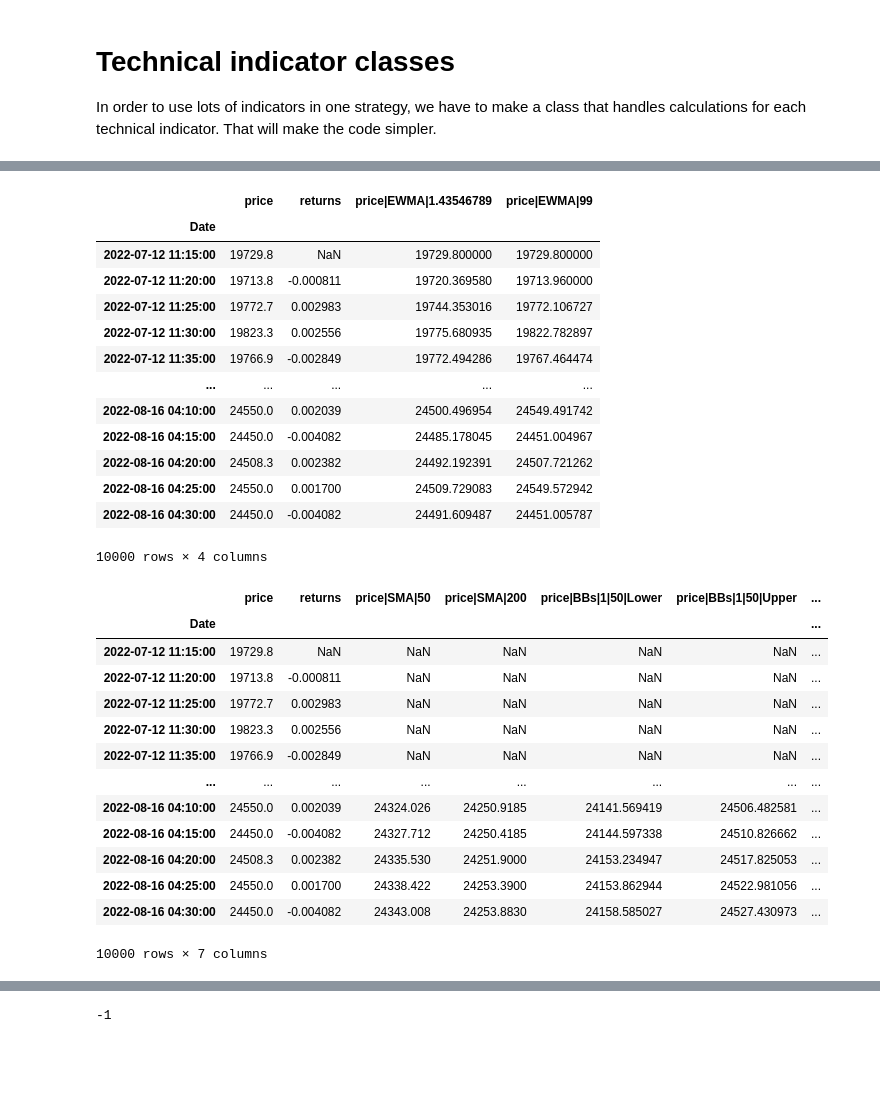
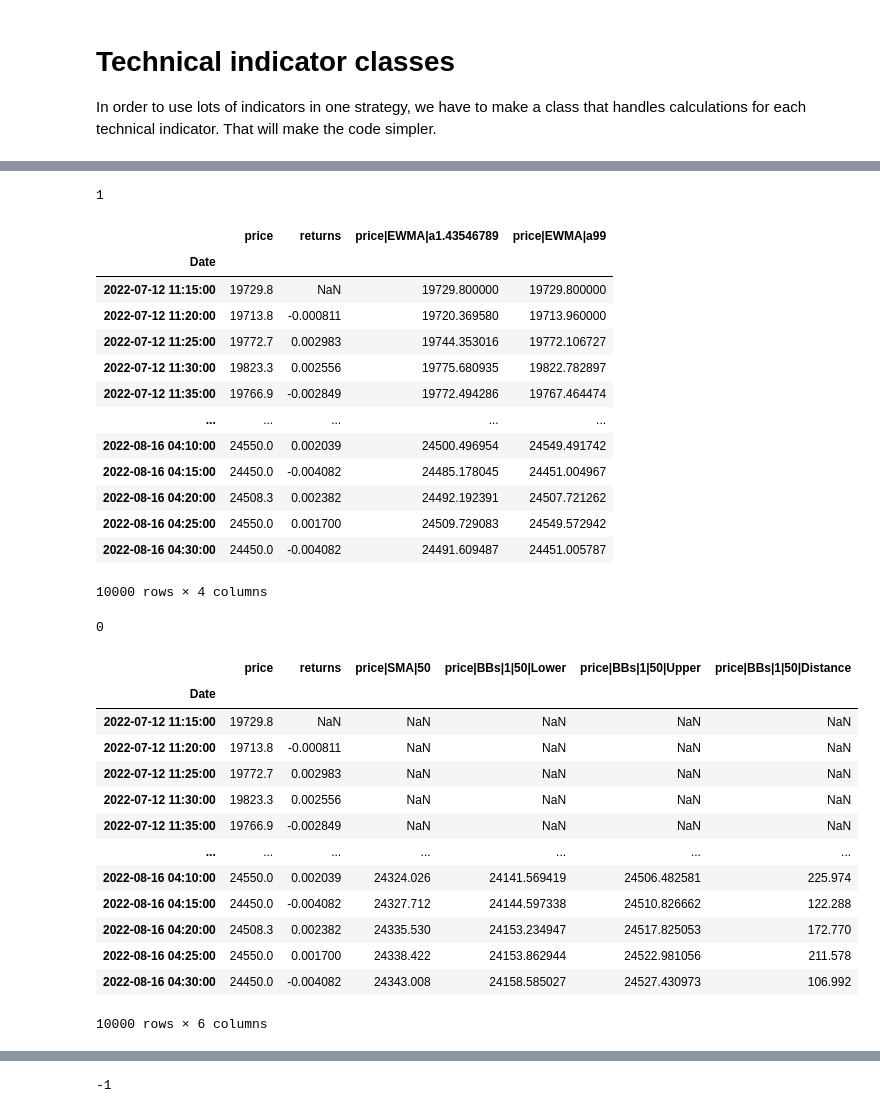
Before and after one commit to mauricioavs/trading-bot, a Jupyter notebook: Technical Indicators.ipynb, the cells around one changed output, grey strips where cells are left out. Saved outputs shown, nothing was run; the diff lists cells and outputs as text; code cells hidden in the pictures; blank space fills up the shorter version.

```diff
--- a/Technical Indicators.ipynb
+++ b/Technical Indicators.ipynb
@@ -100,7 +106,7 @@ class EWMA():
     #approx average periods n are calculated by: n is approx 1/(1 - alpha)
     # => we are going to calculate alpha given n approx average periods as: alpha = 1- 1/n
     #Important: approx_avg_period are float in (1, inf). In (1,2) considers high weights for current day
-    def __init__(self, data, approx_avg_period_s, approx_avg_period_l, column):
+    def __init__(self, data, approx_avg_period_s, approx_avg_period_l, column, default_strategy = 1):
         self.data = data # Dataframe
         self.approx_avg_period_s = approx_avg_period_s
         self.approx_avg_period_l = approx_avg_period_l
@@ -109,6 +115,7 @@ class EWMA():
         self.column = column # column to use SMA
         self.EWMA_S = column + "|EWMA|a" + str(approx_avg_period_s) # short SMA using alpha
         self.EWMA_L = column + "|EWMA|a" + str(approx_avg_period_l) # long SMA using alpha
+        self.default_strategy = default_strategy #strategy to use
 
     def calculate(self, force = False): #calculate for all dataframe
         if not self.EWMA_S in self.data.columns or force:
@@ -126,6 +133,10 @@ class EWMA():
         #calculate EWMA and just update last row
         self.data.loc[self.data.index[-1],self.EWMA_S] = self.data[self.column][-p_s:].ewm(alpha = self.alpha_s).mean()[-1]
         self.data.loc[self.data.index[-1],self.EWMA_L] = self.data[self.column][-p_l:].ewm(alpha = self.alpha_l).mean()[-1]
+
+    def strategy(self, row, num = -1):
+        return self.strategy1(row)
+
     def strategy1(self, row):
         '''Returns predicted position (1,0 or -1)'''
         if self.data[self.EWMA_S][row] > self.data[self.EWMA_L][row]: # signal to go long
@@ -143,10 +154,11 @@ ewma = EWMA(
          )
 ewma.calculate() #calculate for all dataframe
 ewma.calculate_for_last_row() #calculate just for last row
-#print(ewma.strategy1(-1)) #print strategy for last row
+print(ewma.strategy(-1, num = 1)) #print strategy for last row
 raw #notice that original dataframe is changed
 # %% [output]
+1
-|  | price | returns | price|EWMA|1.43546789 | price|EWMA|99 |
+|  | price | returns | price|EWMA|a1.43546789 | price|EWMA|a99 |
 | Date |  |  |  |  |
 | 2022-07-12 11:15:00 | 19729.8 | NaN | 19729.800000 | 19729.800000 |
 | 2022-07-12 11:20:00 | 19713.8 | -0.000811 | 19720.369580 | 19713.960000 |
@@ -159,13 +171,13 @@ raw #notice that original dataframe is changed
 | 2022-08-16 04:20:00 | 24508.3 | 0.002382 | 24492.192391 | 24507.721262 |
 | 2022-08-16 04:25:00 | 24550.0 | 0.001700 | 24509.729083 | 24549.572942 |
 | 2022-08-16 04:30:00 | 24450.0 | -0.004082 | 24491.609487 | 24451.005787 |
-10000 rows × 4 columns
+10000 rows × 4 columns
 # %%
 #Exponentially Weighted Moving Average
 load_data() #resets data
 class BollingerBands():
 
-    def __init__(self, data, column = "price", dev = 1, periods = 50):
+    def __init__(self, data, column = "price", dev = 1, periods = 50, default_strategy = 1):
         self.data = data # Dataframe
         self.column = column #column used to calculate BBs
         self.dev = dev #standard deviations for BBs
@@ -173,6 +185,8 @@ class BollingerBands():
         self.SMA = column + "|SMA|" + str(periods) #SMA FOR BBs
         self.last_position = 0 #saves last position
         self.periods = periods
+        self.default_strategy = default_strategy #strategy to use
+
     def calculate(self, force = False): #calculate for all dataframe
         if not self.BBS+"|Distance" in self.data.columns or force:
             SM = self.data[self.column].rolling(self.periods) #SMA one step before calculating mean()
@@ -187,46 +201,50 @@ class BollingerBands():
         self.data.loc[self.data.index[-1],self.BBS + "|Lower"] = self.data[self.SMA][-1] - SM.std()[-1] * self.dev
         self.data.loc[self.data.index[-1],self.BBS + "|Upper"] = self.data[self.SMA][-1] + SM.std()[-1] * self.dev
         self.data.loc[self.data.index[-1],self.BBS + "|Distance"] = self.data[self.column][-1] - self.data[self.SMA][-1]
+
+    def strategy(self, row, num = -1):
+        return self.strategy1(row)
 
     def strategy1(self, row):
         '''Returns predicted position (1,0 or -1)'''
         ### How to evaluate vectorized strategy ###
         #self.data["position"] = np.where(self.data[self.column] < self.data.Lower, 1, np.nan)
         #self.data["position"] = np.where(self.data[self.column] > self.data.Upper, -1, self.data["position"])
         #self.data["position"] = np.where(self.data.distance * self.data.distance.shift(1) < 0, 0, self.data["position"])
         #self.data["position"] = self.data.position.ffill().fillna(0)
 
         if self.data[self.column][row] < self.data[self.BBS+"|Lower"][row]:
             self.last_position = 1
         elif self.data[self.column][row] > self.data[self.BBS+"|Upper"][row]:
             self.last_position = -1
         elif row != 0 and self.data[self.BBS+"|Distance"][row] * self.data[self.BBS+"|Distance"][row-1] < 0:
             self.last_position = 0
         return self.last_position
 
 
 bbs = BollingerBands(
         data = raw,
         dev = 1,
         periods = 50,
         column = "price"
          )
 bbs.calculate() #calculate for all dataframe
 bbs.calculate_for_last_row() #calculate just for last row
-#print(bbs.strategy1(-1)) #print strategy for last row
+print(bbs.strategy(-1, num = 1)) #print strategy for last row
 raw #notice that original dataframe is changed
 # %% [output]
+0
-|  | price | returns | price|SMA|50 | price|SMA|200 | price|BBs|1|50|Lower | price|BBs|1|50|Upper | ... |
-| Date |  |  |  |  |  |  | ... |
-| 2022-07-12 11:15:00 | 19729.8 | NaN | NaN | NaN | NaN | NaN | ... |
-| 2022-07-12 11:20:00 | 19713.8 | -0.000811 | NaN | NaN | NaN | NaN | ... |
-| 2022-07-12 11:25:00 | 19772.7 | 0.002983 | NaN | NaN | NaN | NaN | ... |
-| 2022-07-12 11:30:00 | 19823.3 | 0.002556 | NaN | NaN | NaN | NaN | ... |
-| 2022-07-12 11:35:00 | 19766.9 | -0.002849 | NaN | NaN | NaN | NaN | ... |
-| ... | ... | ... | ... | ... | ... | ... | ... |
-| 2022-08-16 04:10:00 | 24550.0 | 0.002039 | 24324.026 | 24250.9185 | 24141.569419 | 24506.482581 | ... |
-| 2022-08-16 04:15:00 | 24450.0 | -0.004082 | 24327.712 | 24250.4185 | 24144.597338 | 24510.826662 | ... |
-| 2022-08-16 04:20:00 | 24508.3 | 0.002382 | 24335.530 | 24251.9000 | 24153.234947 | 24517.825053 | ... |
-| 2022-08-16 04:25:00 | 24550.0 | 0.001700 | 24338.422 | 24253.3900 | 24153.862944 | 24522.981056 | ... |
-| 2022-08-16 04:30:00 | 24450.0 | -0.004082 | 24343.008 | 24253.8830 | 24158.585027 | 24527.430973 | ... |
+|  | price | returns | price|SMA|50 | price|BBs|1|50|Lower | price|BBs|1|50|Upper | price|BBs|1|50|Distance |
+| Date |  |  |  |  |  |  |
+| 2022-07-12 11:15:00 | 19729.8 | NaN | NaN | NaN | NaN | NaN |
+| 2022-07-12 11:20:00 | 19713.8 | -0.000811 | NaN | NaN | NaN | NaN |
+| 2022-07-12 11:25:00 | 19772.7 | 0.002983 | NaN | NaN | NaN | NaN |
+| 2022-07-12 11:30:00 | 19823.3 | 0.002556 | NaN | NaN | NaN | NaN |
+| 2022-07-12 11:35:00 | 19766.9 | -0.002849 | NaN | NaN | NaN | NaN |
+| ... | ... | ... | ... | ... | ... | ... |
+| 2022-08-16 04:10:00 | 24550.0 | 0.002039 | 24324.026 | 24141.569419 | 24506.482581 | 225.974 |
+| 2022-08-16 04:15:00 | 24450.0 | -0.004082 | 24327.712 | 24144.597338 | 24510.826662 | 122.288 |
+| 2022-08-16 04:20:00 | 24508.3 | 0.002382 | 24335.530 | 24153.234947 | 24517.825053 | 172.770 |
+| 2022-08-16 04:25:00 | 24550.0 | 0.001700 | 24338.422 | 24153.862944 | 24522.981056 | 211.578 |
+| 2022-08-16 04:30:00 | 24450.0 | -0.004082 | 24343.008 | 24158.585027 | 24527.430973 | 106.992 |
-10000 rows × 7 columns
+10000 rows × 6 columns
```
Also changed, not shown: parts of 11 cells of this notebook, 4 other files.
